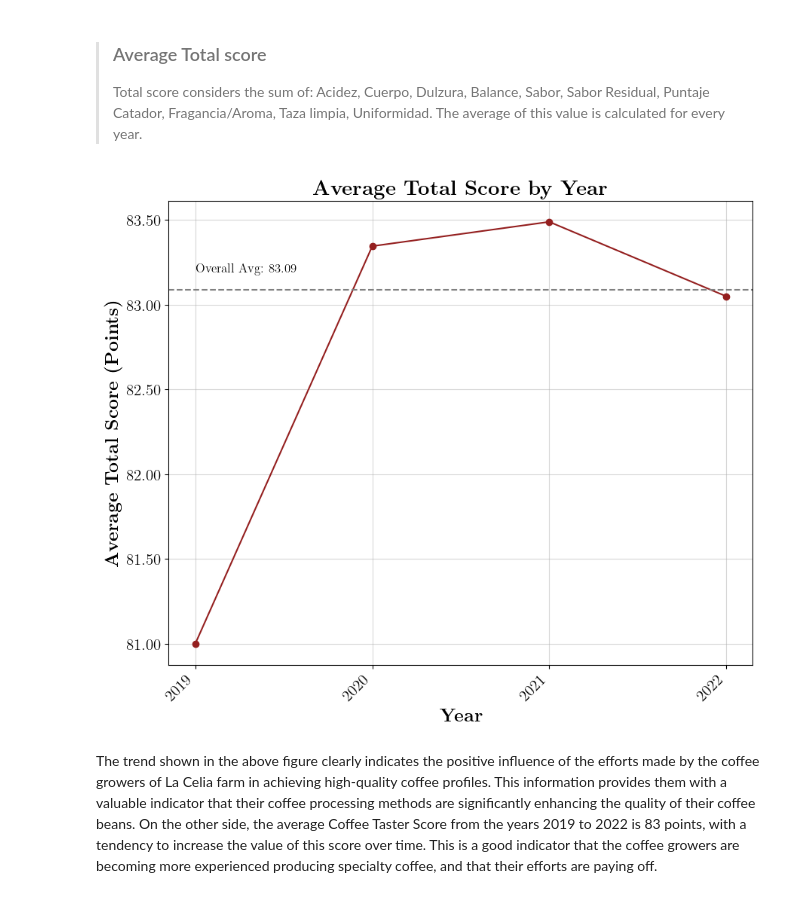
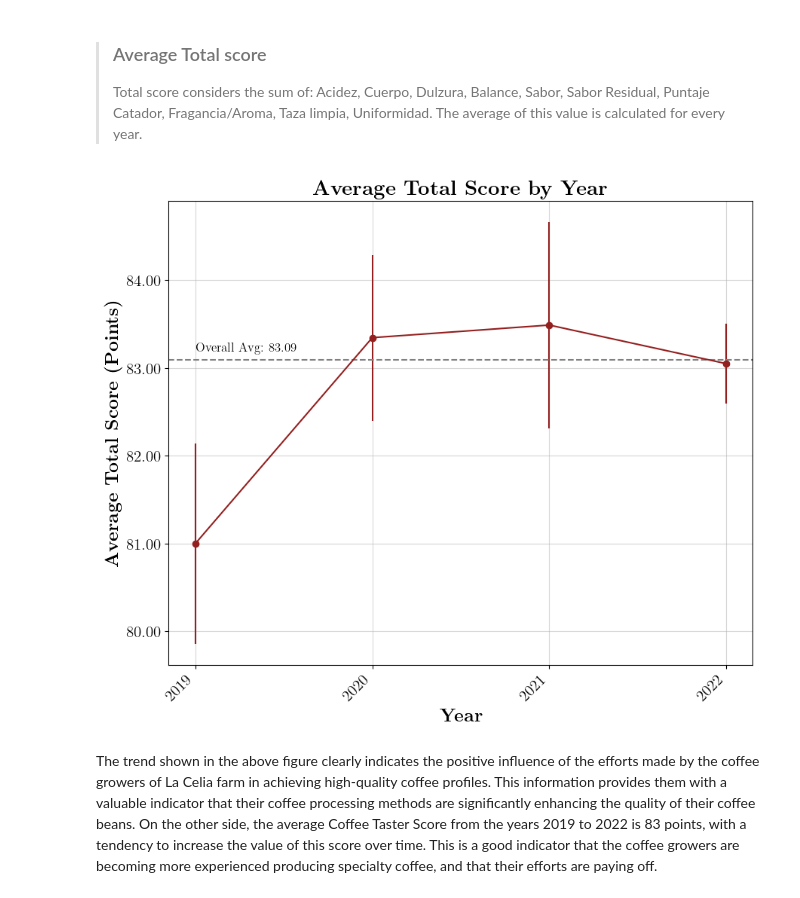
Before and after one commit to SRam3/Coffee_flavors_analyzer, a Jupyter notebook: notebooks/data_analysis.ipynb, the cells around one changed output. Cells and saved outputs as stored; diff of their text form; code cells hidden in the pictures.

```diff
--- a/notebooks/data_analysis.ipynb
+++ b/notebooks/data_analysis.ipynb
@@ -173,31 +179,40 @@ The coffee growers at La Celia farm have been actively pursuing specialty coffee
 >Total score considers the sum of: Acidez, Cuerpo, Dulzura, Balance, Sabor, Sabor Residual, Puntaje Catador, Fragancia/Aroma, Taza limpia, Uniformidad.
 >The average of this value is calculated for every year.
 # %%
+# Prepare the data for plotting
 total_score = coffee_data[["Fecha", "Puntaje Total"]].sort_values("Fecha")
 total_score["Fecha"] = pd.to_datetime(total_score["Fecha"], format='%d/%m/%Y')
-total_score = total_score.groupby(total_score["Fecha"].dt.year)["Puntaje Total"].mean()
+score_by_year = total_score.groupby(total_score["Fecha"].dt.year)["Puntaje Total"]
+mean_scores = score_by_year.mean()
+std_scores = score_by_year.std()
 
-# Create plot
+# Create the plot
 plt.figure(figsize=(10, 8))
-plt.plot(total_score.index, total_score.values, marker="o", color="#941F1F")
+plt.errorbar(mean_scores.index, mean_scores.values, yerr=std_scores.values, marker="o", color="#941F1F")
 
-# Format plot
+# Format the plot
 plt.title(r"\textbf{Average Total Score by Year}", size=20)
 plt.xlabel(r"\textbf{Year}", size=18)
 plt.ylabel(r"\textbf{Average Total Score (Points)}", size=18)
-plt.xticks(total_score.index, rotation=45, ha="right", size=15)
+plt.xticks(mean_scores.index, rotation=45, ha="right", size=15)
 plt.yticks(size=15)
 plt.gca().yaxis.set_major_formatter("{:.2f}".format)
 plt.grid(axis="both", alpha=0.5)
 
-# Add overall average score as a horizontal line
+# Add a horizontal line for the overall average score
 overall_avg_score = coffee_data["Puntaje Total"].mean()
 plt.axhline(overall_avg_score, color="gray", linestyle="--")
-plt.text(total_score.index[0], overall_avg_score + 0.1, f"Overall Avg: {overall_avg_score:.2f}", fontsize=12)
+plt.text(mean_scores.index[0], overall_avg_score + 0.1, f"Overall Avg: {overall_avg_score:.2f}", fontsize=12)
 
-plt.show()
+# Save the figure as a PNG file
+fig_path = os.path.join('.', 'score_by_year.png')
+plt.savefig(fig_path)
+
+# Display the figure
+# from IPython.display import Image
+# Image(filename=fig_path)
 # %% [output]
-[figure, old version]
+[figure, new version]
 # %% [markdown]
 The trend shown in the above figure clearly indicates the positive influence of the efforts made by the coffee growers of La Celia farm in achieving high-quality coffee profiles. This information provides them with a valuable indicator that their coffee processing methods are significantly enhancing the quality of their coffee beans.
 On the other side, the average Coffee Taster Score from the years 2019 to 2022 is 83 points, with a tendency to increase the value of this score over time. This is a good indicator that the coffee growers are becoming more experienced producing specialty coffee, and that their efforts are paying off.
```
Also changed, not shown: parts of 1 cell of this notebook.
